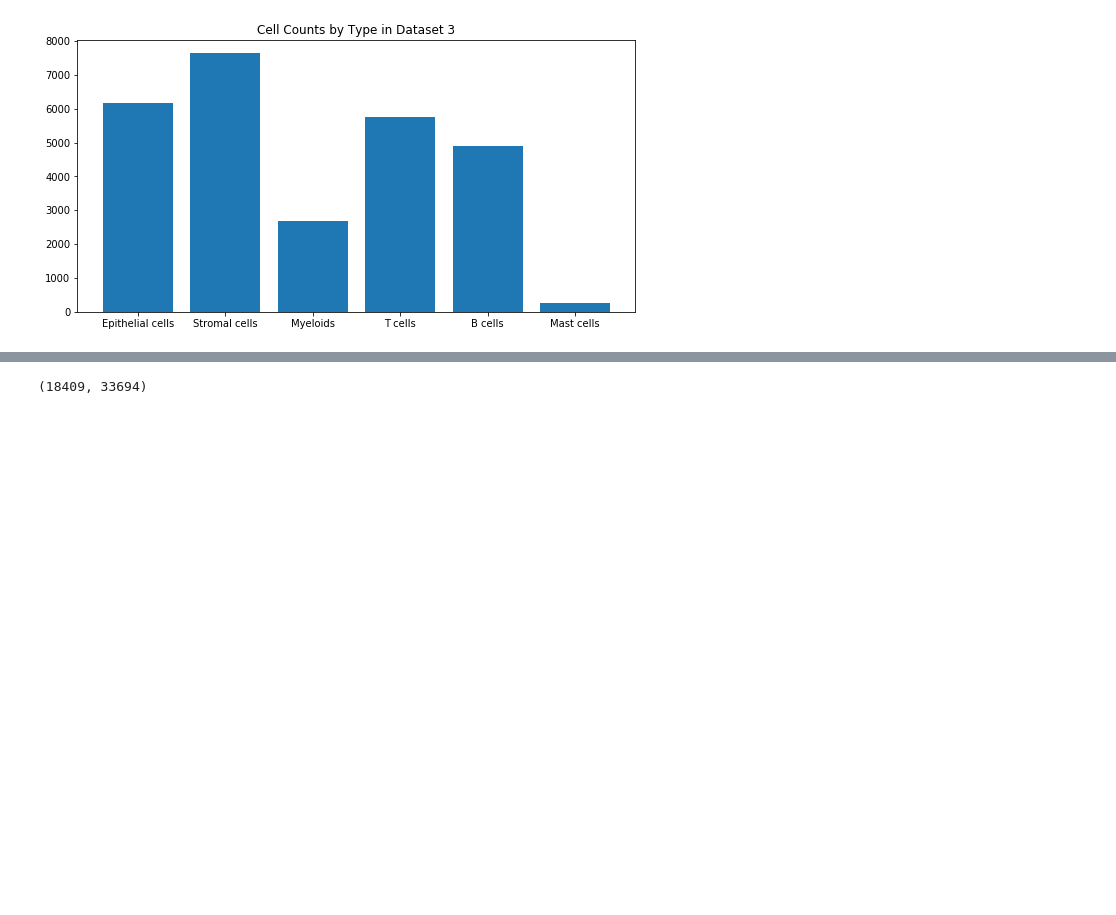
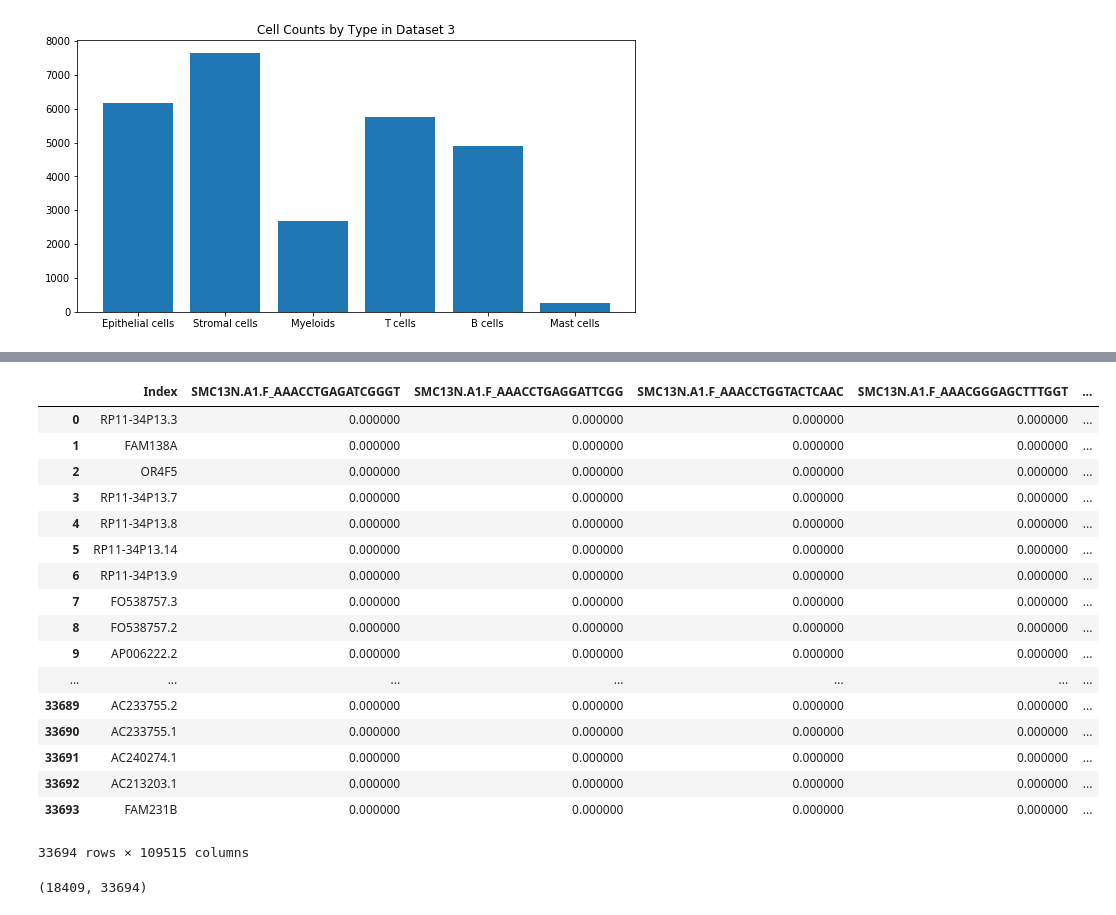
Before and after one commit to krauthammera/m226_final_proj, a Jupyter notebook: alon_data_analysis.ipynb, the cells around one changed output, grey strips where cells are left out. Cells and saved outputs as stored; diff of their text form; code cells hidden in the pictures; blank space fills up the shorter version.

Commit message:
combined datasets

```diff
--- a/alon_data_analysis.ipynb
+++ b/alon_data_analysis.ipynb
@@ -201,0 +173,10 @@ annotations1
+# %%
+#sort rows alphabetically
+dataset1_sorted = dataset1.sort_values('Index')
+dataset3_sorted = dataset3.sort_values('Index')
+
+dataset1_sorted_ixs = dataset1_sorted.index
+print(dataset1_sorted_ixs)
+
+dataset3_sorted_ixs = dataset3_sorted.index
+print(dataset3_sorted_ixs)
@@ -202,3 +196,27 @@ annotations1
+# %%
+#concatenate the 3 datasets together
+
+combined_dataset = pd.concat([dataset1_sorted, dataset2, dataset3_sorted], axis=1)
+combined_dataset
+# %% [output]
+|  | Index | SMC13N.A1.F_AAACCTGAGATCGGGT | SMC13N.A1.F_AAACCTGAGGATTCGG | SMC13N.A1.F_AAACCTGGTACTCAAC | SMC13N.A1.F_AAACGGGAGCTTTGGT | ... |
+| 0 | RP11-34P13.3 | 0.000000 | 0.000000 | 0.000000 | 0.000000 | ... |
+| 1 | FAM138A | 0.000000 | 0.000000 | 0.000000 | 0.000000 | ... |
+| 2 | OR4F5 | 0.000000 | 0.000000 | 0.000000 | 0.000000 | ... |
+| 3 | RP11-34P13.7 | 0.000000 | 0.000000 | 0.000000 | 0.000000 | ... |
+| 4 | RP11-34P13.8 | 0.000000 | 0.000000 | 0.000000 | 0.000000 | ... |
+| 5 | RP11-34P13.14 | 0.000000 | 0.000000 | 0.000000 | 0.000000 | ... |
+| 6 | RP11-34P13.9 | 0.000000 | 0.000000 | 0.000000 | 0.000000 | ... |
+| 7 | FO538757.3 | 0.000000 | 0.000000 | 0.000000 | 0.000000 | ... |
+| 8 | FO538757.2 | 0.000000 | 0.000000 | 0.000000 | 0.000000 | ... |
+| 9 | AP006222.2 | 0.000000 | 0.000000 | 0.000000 | 0.000000 | ... |
+| ... | ... | ... | ... | ... | ... | ... |
+| 33689 | AC233755.2 | 0.000000 | 0.000000 | 0.000000 | 0.000000 | ... |
+| 33690 | AC233755.1 | 0.000000 | 0.000000 | 0.000000 | 0.000000 | ... |
+| 33691 | AC240274.1 | 0.000000 | 0.000000 | 0.000000 | 0.000000 | ... |
+| 33692 | AC213203.1 | 0.000000 | 0.000000 | 0.000000 | 0.000000 | ... |
+| 33693 | FAM231B | 0.000000 | 0.000000 | 0.000000 | 0.000000 | ... |
+33694 rows × 109515 columns
 # %%
 sample_names = tuple(annotations1['Index'].values)
 # For some reason the names are different in the metadata and the expression files
```
Also changed, not shown: parts of 5 cells of this notebook.
